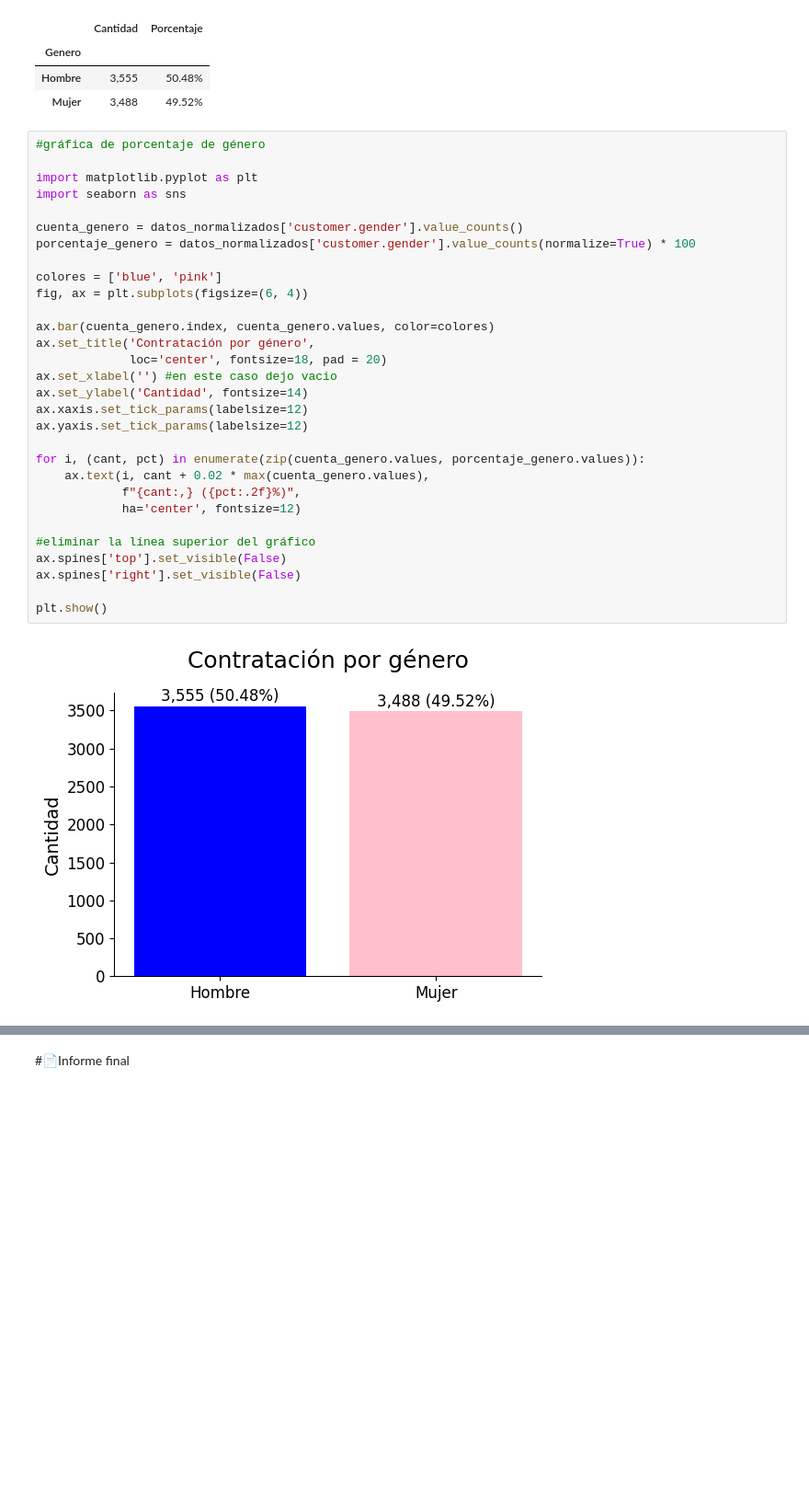
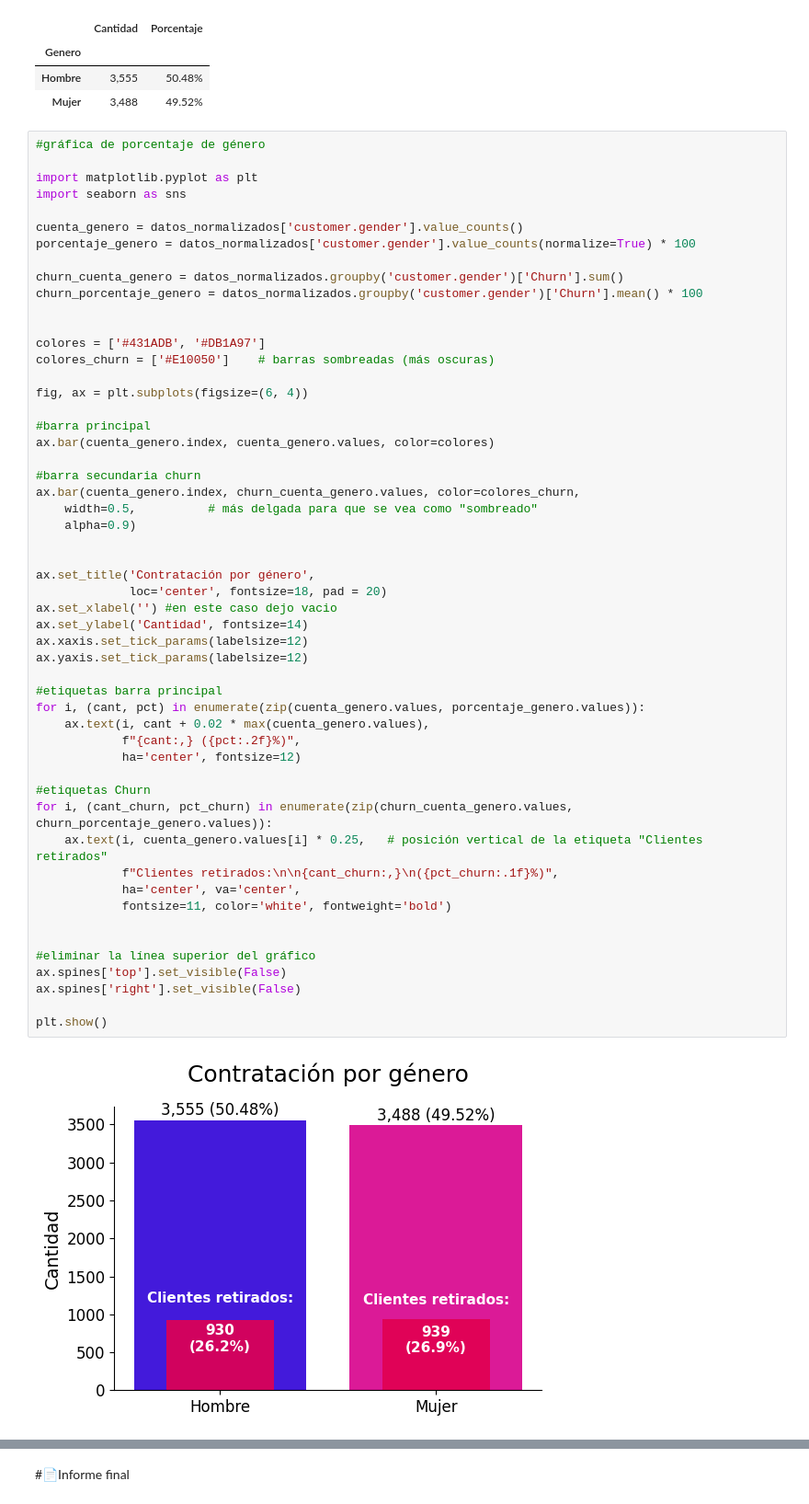
Before and after one commit to JGP-Code/TelecomX_LATAM_Challenge, a Jupyter notebook: TelecomX_LATAM.ipynb, the cells around one changed output, grey strips where cells are left out. Shown at 92% size. Saved outputs shown, nothing was run; the diff lists cells and outputs as text; blank space fills up the shorter version.

Commit message:
Creando gráficas de genero y tipo de contrato

```diff
--- a/TelecomX_LATAM.ipynb
+++ b/TelecomX_LATAM.ipynb
@@ -442,32 +442,55 @@ df_genero
 # %%
 #gráfica de porcentaje de género
 
 import matplotlib.pyplot as plt
 import seaborn as sns
 
 cuenta_genero = datos_normalizados['customer.gender'].value_counts()
 porcentaje_genero = datos_normalizados['customer.gender'].value_counts(normalize=True) * 100
 
-colores = ['blue', 'pink']
+churn_cuenta_genero = datos_normalizados.groupby('customer.gender')['Churn'].sum()
+churn_porcentaje_genero = datos_normalizados.groupby('customer.gender')['Churn'].mean() * 100
+
+
+colores = ['#431ADB', '#DB1A97']
+colores_churn = ['#E10050']    # barras sombreadas (más oscuras)
+
 fig, ax = plt.subplots(figsize=(6, 4))
 
+#barra principal
 ax.bar(cuenta_genero.index, cuenta_genero.values, color=colores)
+
+#barra secundaria churn
+ax.bar(cuenta_genero.index, churn_cuenta_genero.values, color=colores_churn,
+    width=0.5,          # más delgada para que se vea como "sombreado"
+    alpha=0.9)
+
+
 ax.set_title('Contratación por género',
              loc='center', fontsize=18, pad = 20)
 ax.set_xlabel('') #en este caso dejo vacio
 ax.set_ylabel('Cantidad', fontsize=14)
 ax.xaxis.set_tick_params(labelsize=12)
 ax.yaxis.set_tick_params(labelsize=12)
 
+#etiquetas barra principal
 for i, (cant, pct) in enumerate(zip(cuenta_genero.values, porcentaje_genero.values)):
     ax.text(i, cant + 0.02 * max(cuenta_genero.values),
             f"{cant:,} ({pct:.2f}%)",
             ha='center', fontsize=12)
+
+#etiquetas Churn
+for i, (cant_churn, pct_churn) in enumerate(zip(churn_cuenta_genero.values, churn_porcentaje_genero.values)):
+    ax.text(i, cuenta_genero.values[i] * 0.25,   # posición vertical de la etiqueta "Clientes retirados"
+            f"Clientes retirados:\n\n{cant_churn:,}\n({pct_churn:.1f}%)",
+            ha='center', va='center',
+            fontsize=11, color='white', fontweight='bold')
+
 
 #eliminar la línea superior del gráfico
 ax.spines['top'].set_visible(False)
 ax.spines['right'].set_visible(False)
 
 plt.show()
 # %% [output]
-[figure, old version]
+[figure, new version]
```
Also changed, not shown: parts of 7 cells of this notebook.
